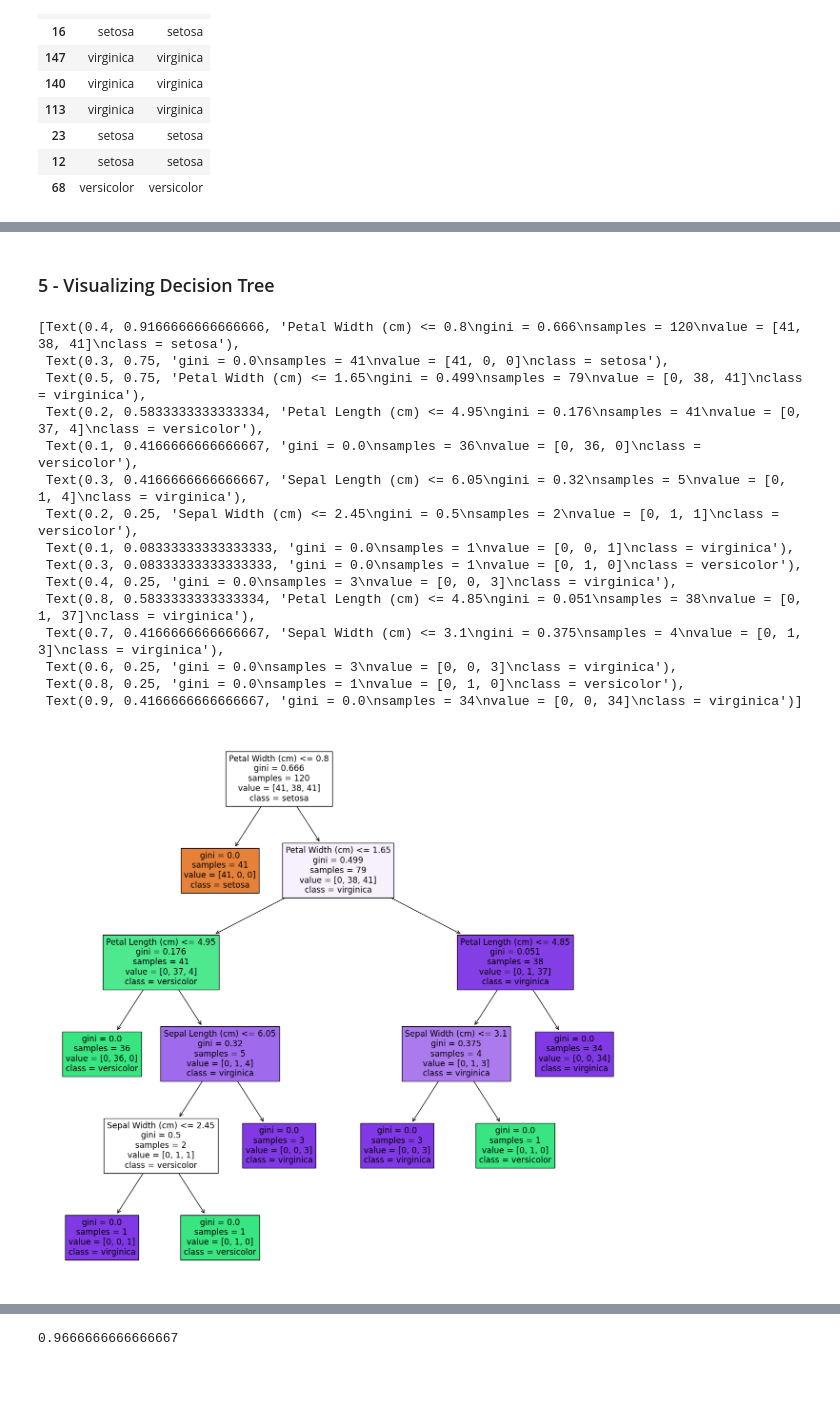
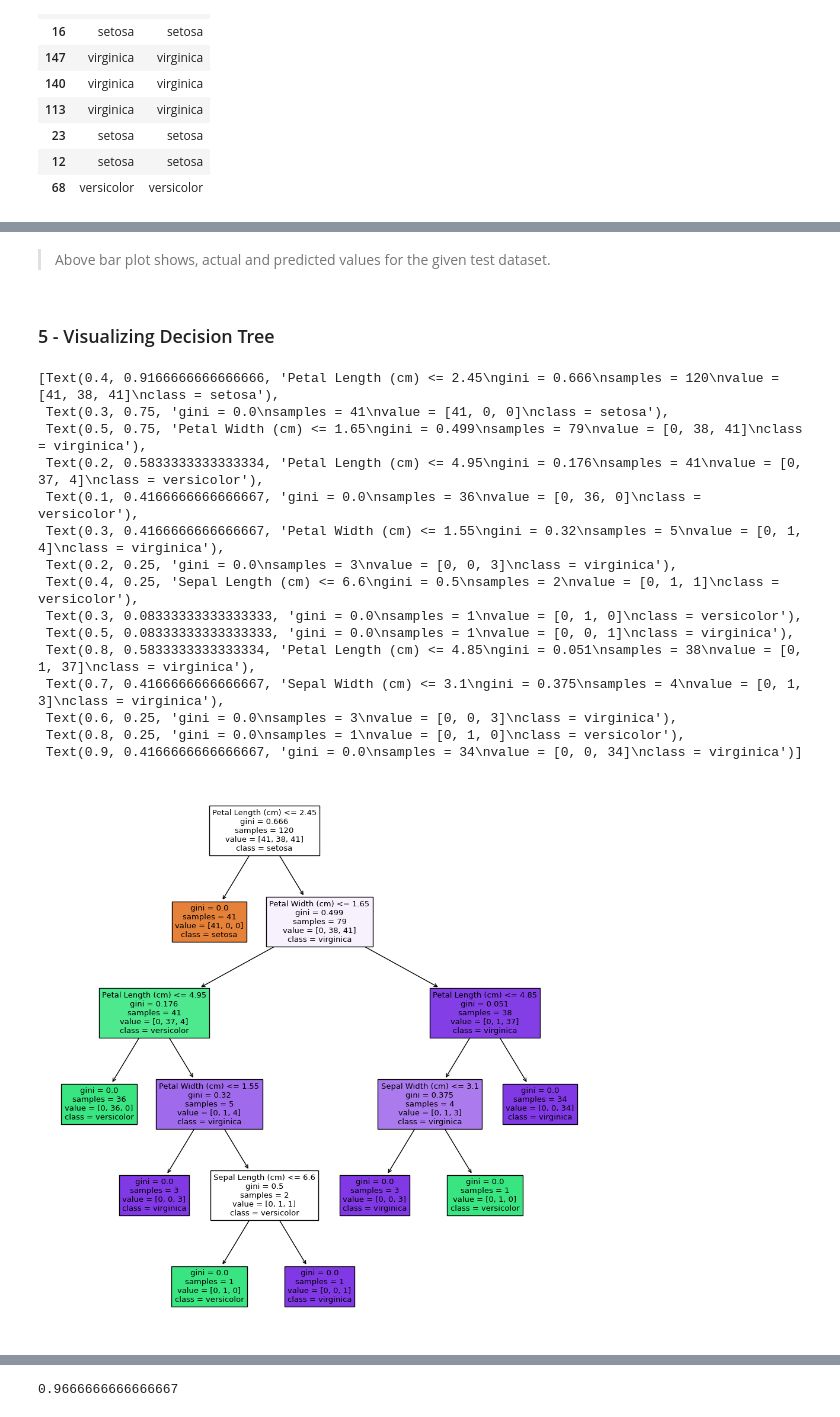
Before and after one commit to PranshuSingh256/Sparks-Foundation-Tasks, a Jupyter notebook: T6 DT.ipynb, the cells around one changed output, grey strips where cells are left out. Cells and saved outputs as stored; diff of their text form; code cells hidden in the pictures; blank space fills up the shorter version.

```diff
--- a/T6 DT.ipynb
+++ b/T6 DT.ipynb
@@ -133,7 +141,7 @@ df.head(10)
 | 23 | setosa | setosa |
 | 12 | setosa | setosa |
 | 68 | versicolor | versicolor |
-# %%
-dataf = pd.DataFrame({'Actual' : y_test, 'Predicted' : y_pred})
-plt.rcParams["figure.figsize"] = [10,4]
-dataf.plot(kind = 'bar')
+# %%
+plt.rcParams["figure.figsize"] = [8,3]
+dataf = pd.DataFrame({'Actual' : df['Actual'].value_counts(), 'Predicted' : df['Predicted'].value_counts()})
+dataf.plot(kind = 'bar')
@@ -140,25 +151,27 @@ dataf.plot(kind = 'bar')
+# %% [markdown]
+> Above bar plot shows, actual and predicted values for the given test dataset.
 # %% [markdown]
 ### 5 - Visualizing Decision Tree
 # %%
 
-plt.figure(figsize=(16,15))
+plt.figure(figsize=(12,12))
 Features_Name = ['Sepal Length (cm)','Sepal Width (cm)','Petal Length (cm)','Petal Width (cm)']
 Class_Name = ['setosa','versicolor','virginica']
 plot_tree(DTree,feature_names = Features_Name,class_names=Class_Name,filled = True)
 # %% [output]
-[Text(0.4, 0.9166666666666666, 'Petal Width (cm) <= 0.8\ngini = 0.666\nsamples = 120\nvalue = [41, 38, 41]\nclass = setosa'),
+[Text(0.4, 0.9166666666666666, 'Petal Length (cm) <= 2.45\ngini = 0.666\nsamples = 120\nvalue = [41, 38, 41]\nclass = setosa'),
  Text(0.3, 0.75, 'gini = 0.0\nsamples = 41\nvalue = [41, 0, 0]\nclass = setosa'),
  Text(0.5, 0.75, 'Petal Width (cm) <= 1.65\ngini = 0.499\nsamples = 79\nvalue = [0, 38, 41]\nclass = virginica'),
  Text(0.2, 0.5833333333333334, 'Petal Length (cm) <= 4.95\ngini = 0.176\nsamples = 41\nvalue = [0, 37, 4]\nclass = versicolor'),
  Text(0.1, 0.4166666666666667, 'gini = 0.0\nsamples = 36\nvalue = [0, 36, 0]\nclass = versicolor'),
- Text(0.3, 0.4166666666666667, 'Sepal Length (cm) <= 6.05\ngini = 0.32\nsamples = 5\nvalue = [0, 1, 4]\nclass = virginica'),
- Text(0.2, 0.25, 'Sepal Width (cm) <= 2.45\ngini = 0.5\nsamples = 2\nvalue = [0, 1, 1]\nclass = versicolor'),
- Text(0.1, 0.08333333333333333, 'gini = 0.0\nsamples = 1\nvalue = [0, 0, 1]\nclass = virginica'),
+ Text(0.3, 0.4166666666666667, 'Petal Width (cm) <= 1.55\ngini = 0.32\nsamples = 5\nvalue = [0, 1, 4]\nclass = virginica'),
+ Text(0.2, 0.25, 'gini = 0.0\nsamples = 3\nvalue = [0, 0, 3]\nclass = virginica'),
+ Text(0.4, 0.25, 'Sepal Length (cm) <= 6.6\ngini = 0.5\nsamples = 2\nvalue = [0, 1, 1]\nclass = versicolor'),
  Text(0.3, 0.08333333333333333, 'gini = 0.0\nsamples = 1\nvalue = [0, 1, 0]\nclass = versicolor'),
- Text(0.4, 0.25, 'gini = 0.0\nsamples = 3\nvalue = [0, 0, 3]\nclass = virginica'),
+ Text(0.5, 0.08333333333333333, 'gini = 0.0\nsamples = 1\nvalue = [0, 0, 1]\nclass = virginica'),
  Text(0.8, 0.5833333333333334, 'Petal Length (cm) <= 4.85\ngini = 0.051\nsamples = 38\nvalue = [0, 1, 37]\nclass = virginica'),
  Text(0.7, 0.4166666666666667, 'Sepal Width (cm) <= 3.1\ngini = 0.375\nsamples = 4\nvalue = [0, 1, 3]\nclass = virginica'),
  Text(0.6, 0.25, 'gini = 0.0\nsamples = 3\nvalue = [0, 0, 3]\nclass = virginica'),
  Text(0.8, 0.25, 'gini = 0.0\nsamples = 1\nvalue = [0, 1, 0]\nclass = versicolor'),
  Text(0.9, 0.4166666666666667, 'gini = 0.0\nsamples = 34\nvalue = [0, 0, 34]\nclass = virginica')]
-[figure, old version]
+[figure, new version]
```
Also changed, not shown: parts of 7 cells of this notebook.
